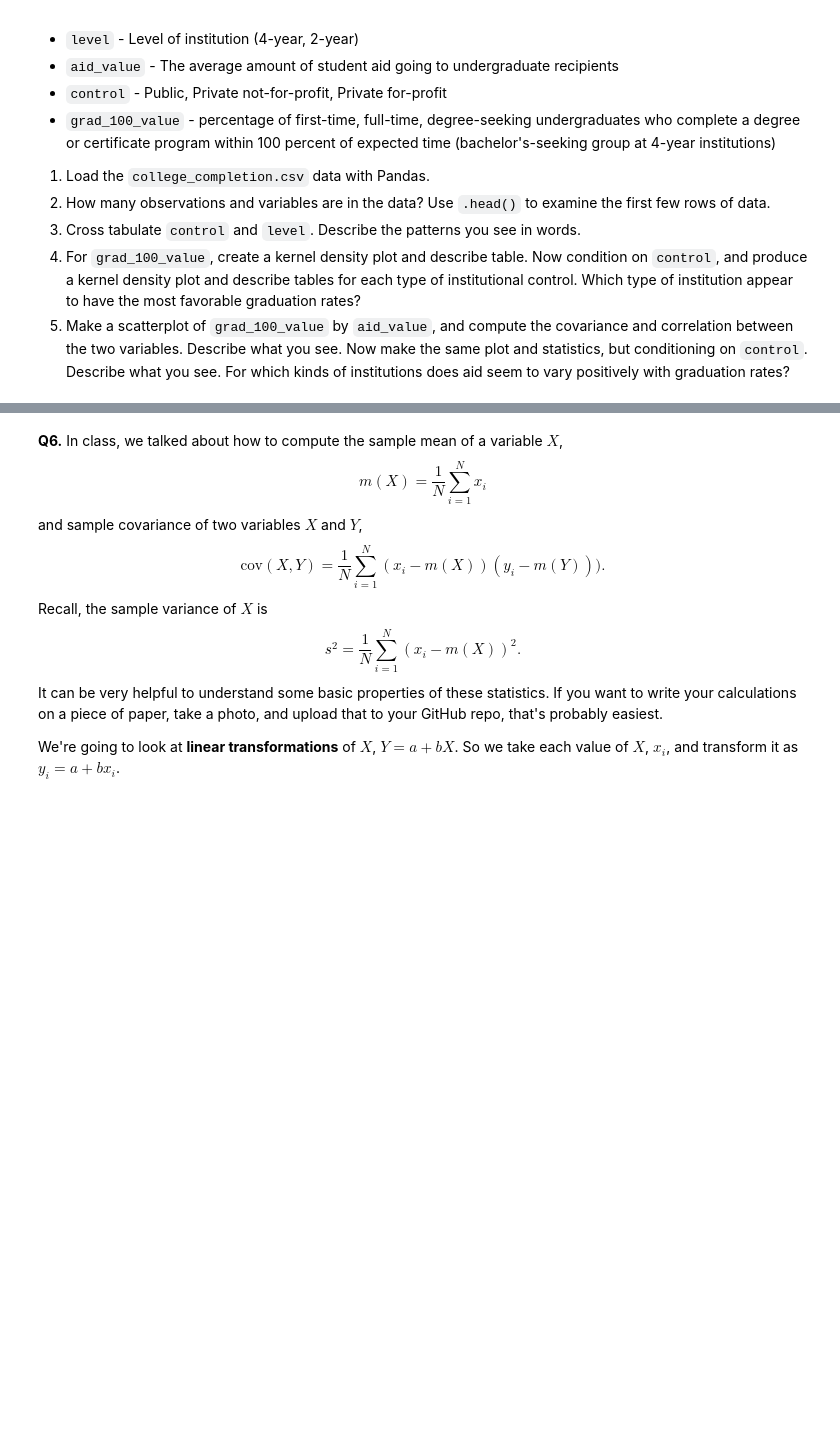
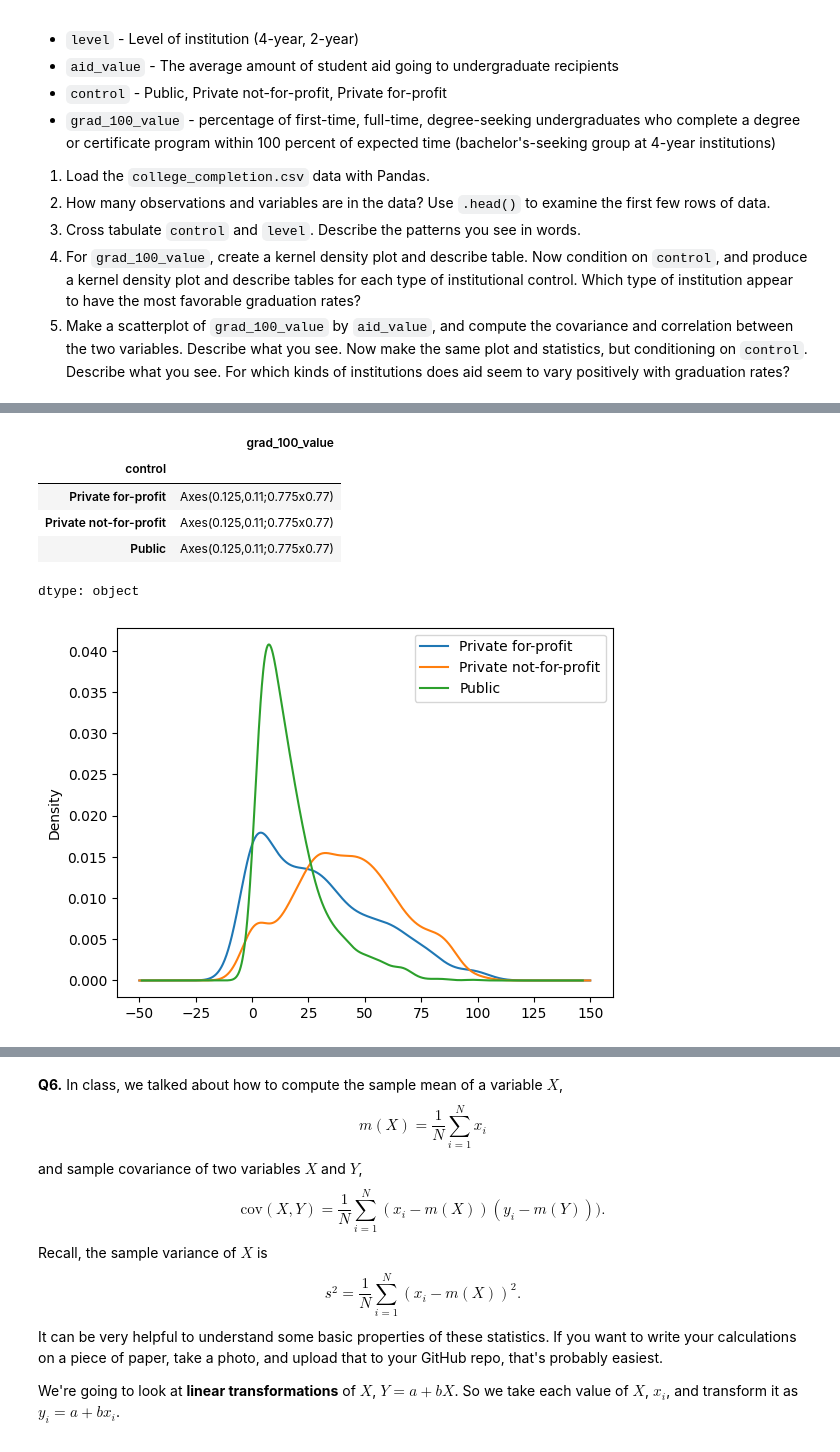
Before and after one commit to anishjagota/undergrad_ml_assignments, a Jupyter notebook: 01_assignment_wrangling_and_eda.ipynb, the cells around one changed output, grey strips where cells are left out. Saved outputs shown, nothing was run; the diff lists cells and outputs as text; code cells hidden in the pictures; blank space fills up the shorter version.

```diff
--- a/01_assignment_wrangling_and_eda.ipynb
+++ b/01_assignment_wrangling_and_eda.ipynb
@@ -472,0 +609,10 @@ We'll use the `college_completion.csv` dataset from the US Department of Educati
+# %%
+cc.groupby("control")["grad_100_value"].plot(kind="density", legend=True)
+# %% [output]
+|  | grad_100_value |
+| control |  |
+| Private for-profit | Axes(0.125,0.11;0.775x0.77) |
+| Private not-for-profit | Axes(0.125,0.11;0.775x0.77) |
+| Public | Axes(0.125,0.11;0.775x0.77) |
+dtype: object
+[figure, added]
```
Also changed, not shown: parts of 24 cells of this notebook.
